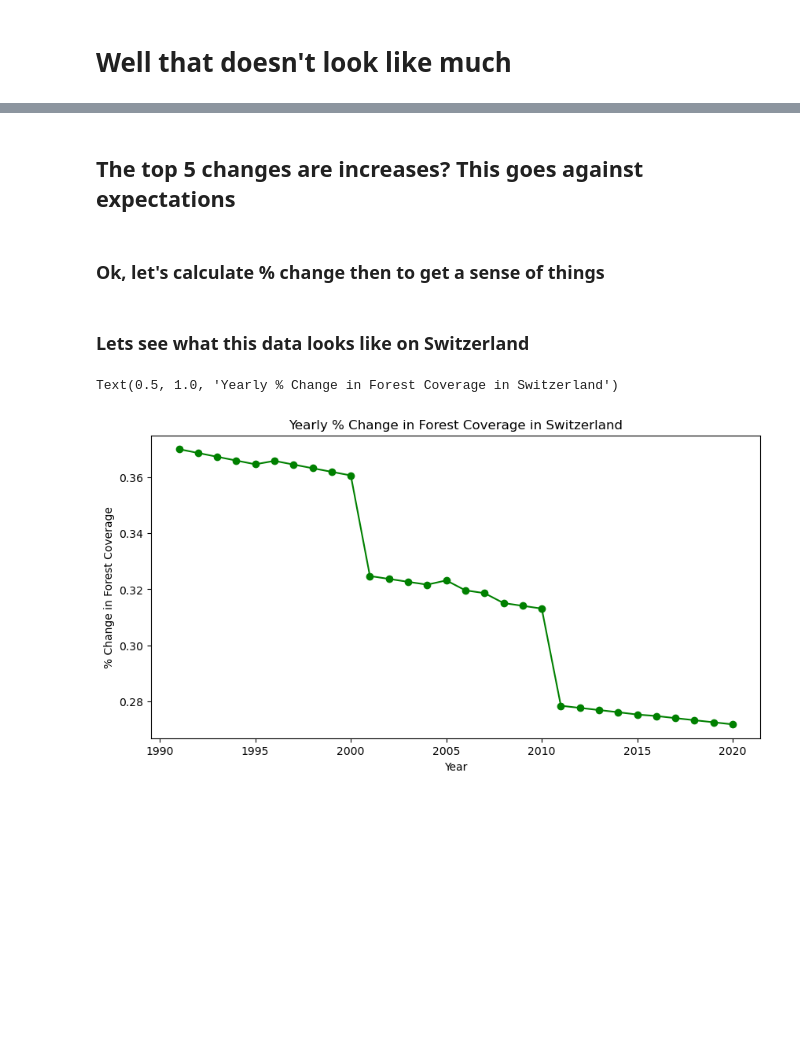
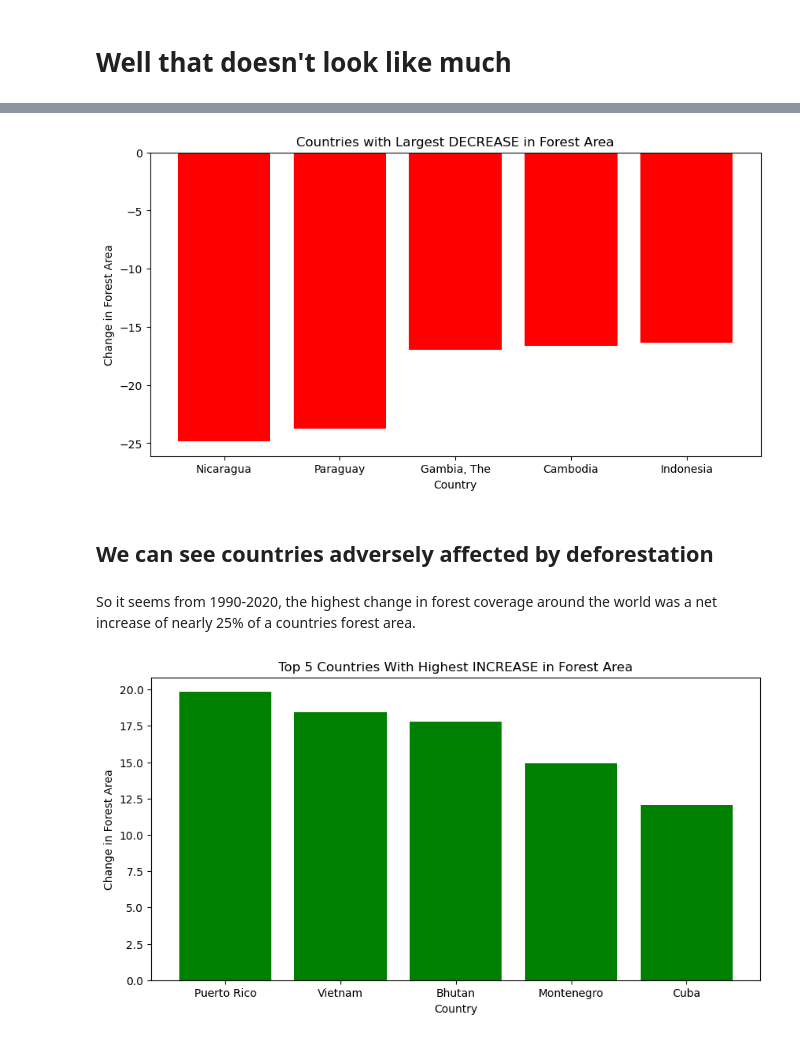
Before and after one commit to TylerRyan16/climate_change_data, a Jupyter notebook: DataStory.ipynb, the cells around one changed output, grey strips where cells are left out. Drawn from its saved outputs; the diff is of its cells as text; code cells hidden in the pictures; blank space fills up the shorter version.

```diff
--- a/DataStory.ipynb
+++ b/DataStory.ipynb
@@ -154,11 +163,10 @@ plt.show()
 trees_df['Difference 1990-2020'] = trees_df['Forest Area 2020'] - trees_df['Forest Area 1990']
 
 # Sort the DataFrame by the difference in descending order
-top_countries = trees_df.sort_values(by='Difference 1990-2020', ascending=False)
+top_countries = trees_df.sort_values(by='Difference 1990-2020', ascending=True)
 
 # Get the top 5 countries
-top_5_countries = top_countries.head(5)
+bot_5_countries = top_countries.head(5)
 
 # Display the top 5 countries with the highest difference
-top_5_countries[['Country Name', 'Forest Area 1990', 'Forest Area 2020', 'Difference 1990-2020']]
-top_5_countries.head()
+bot_5_countries = bot_5_countries[['Country Name', 'Forest Area 1990', 'Forest Area 2020', 'Difference 1990-2020']]
@@ -173,4 +172,0 @@ top_5_countries.head()
-# %% [markdown]
-## The top 5 changes are increases? This goes against expectations
-# %% [markdown]
-### Ok, let's calculate % change then to get a sense of things
@@ -189,17 +173,18 @@ for year in range(1991, 2021):
-# %% [markdown]
-### Lets see what this data looks like on Switzerland
-# %%
-switzerland_data = percent_change_df[percent_change_df['Country Name'] == 'Switzerland']
-
-years = list(range(1991, 2021))
-percent_changes = [switzerland_data[f'% Change {year}'].values[0] for year in years]
-
-plt.figure(figsize=(10,5))
-plt.plot(years, percent_changes, marker='o', linestyle='-', color='green', label='Switzerland')
-
-plt.xlabel('Year')
-plt.ylabel('% Change in Forest Coverage')
-plt.title('Yearly % Change in Forest Coverage in Switzerland')
-# %% [output]
-Text(0.5, 1.0, 'Yearly % Change in Forest Coverage in Switzerland')
-[figure, removed]
+# %%
+countries = bot_5_countries['Country Name']
+differences = bot_5_countries['Difference 1990-2020']
+
+plt.figure(figsize=(10,5))
+plt.bar(countries, differences, color='red')
+
+plt.xlabel('Country')
+plt.ylabel('Change in Forest Area')
+plt.title('Countries with Largest DECREASE in Forest Area')
+
+plt.show()
+# %% [output]
+[figure, added]
+# %% [markdown]
+## We can see countries adversely affected by deforestation
+# %% [markdown]
+So it seems from 1990-2020, the highest change in forest coverage around the world was a net increase of nearly 25% of a countries forest area.
@@ -205,0 +200,14 @@ Text(0.5, 1.0, 'Yearly % Change in Forest Coverage in Switzerland')
+# %%
+countries = top_5_countries['Country Name']
+differences = top_5_countries['Difference 1990-2020']
+
+plt.figure(figsize=(10,5))
+plt.bar(countries, differences, color='green')
+
+plt.xlabel('Country')
+plt.ylabel('Change in Forest Area')
+plt.title('Top 5 Countries With Highest INCREASE in Forest Area')
+
+plt.show()
+# %% [output]
+[figure, added]
```
Also changed, not shown: parts of 44 cells of this notebook, 10 other files.
